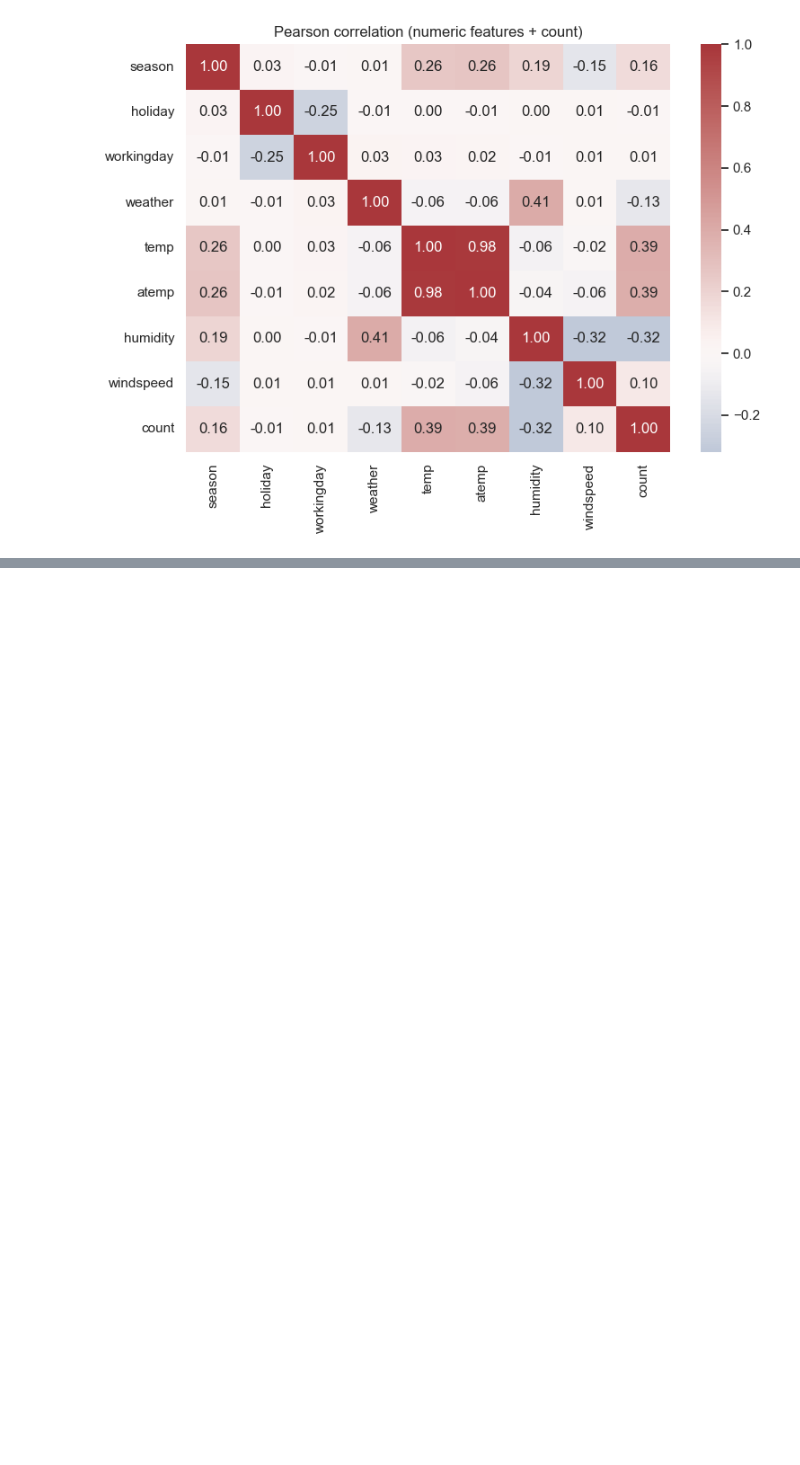
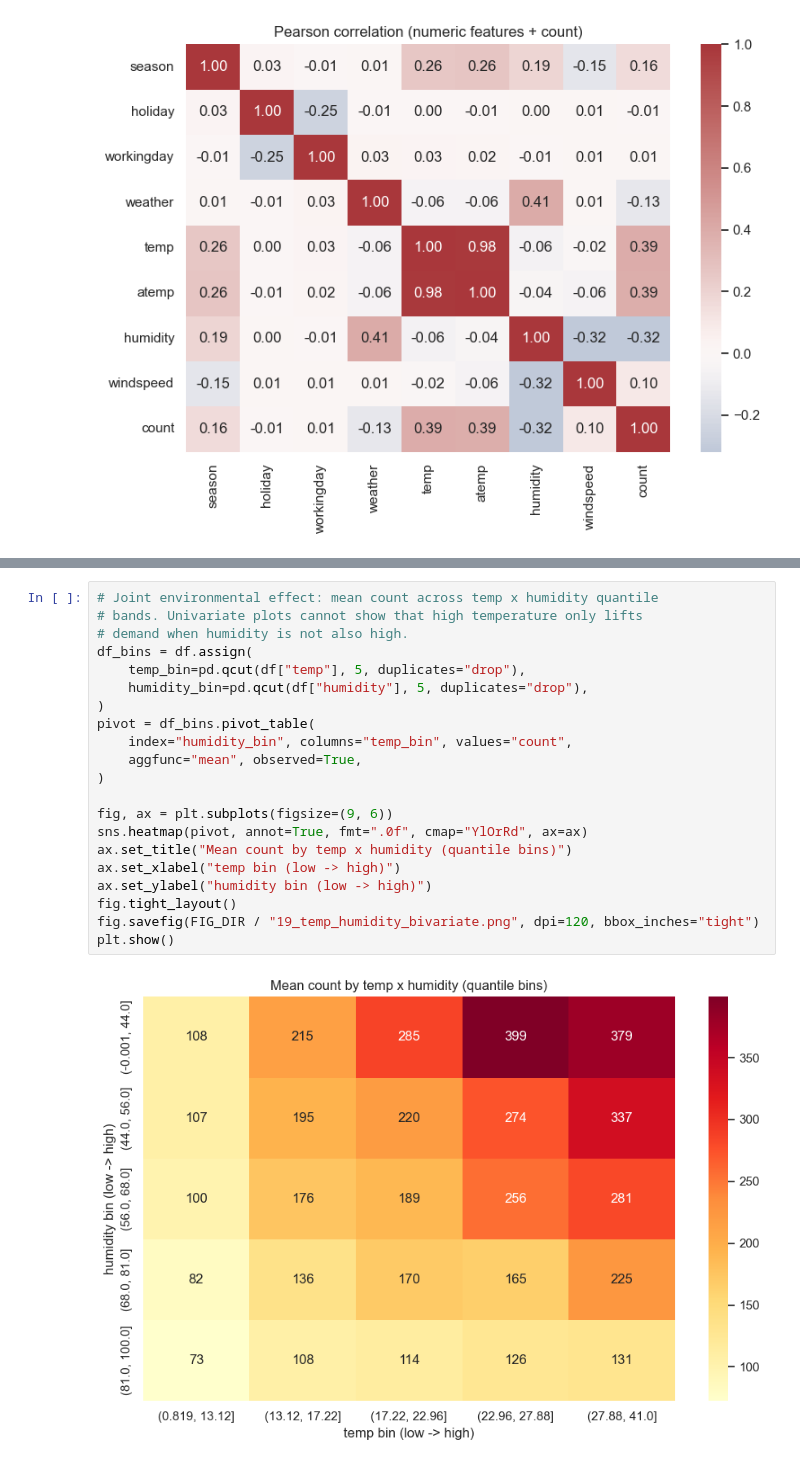
Before and after one commit to gokturkberke/bike-sharing-demand-forecasting, a Jupyter notebook: notebooks/01_eda.ipynb, the cells around one changed output, grey strips where cells are left out. Drawn from its saved outputs; the diff is of its cells as text; blank space fills up the shorter version.

```diff
--- a/notebooks/01_eda.ipynb
+++ b/notebooks/01_eda.ipynb
@@ -209,0 +274,23 @@ plt.show()
+# %%
+# Joint environmental effect: mean count across temp x humidity quantile
+# bands. Univariate plots cannot show that high temperature only lifts
+# demand when humidity is not also high.
+df_bins = df.assign(
+    temp_bin=pd.qcut(df["temp"], 5, duplicates="drop"),
+    humidity_bin=pd.qcut(df["humidity"], 5, duplicates="drop"),
+)
+pivot = df_bins.pivot_table(
+    index="humidity_bin", columns="temp_bin", values="count",
+    aggfunc="mean", observed=True,
+)
+
+fig, ax = plt.subplots(figsize=(9, 6))
+sns.heatmap(pivot, annot=True, fmt=".0f", cmap="YlOrRd", ax=ax)
+ax.set_title("Mean count by temp x humidity (quantile bins)")
+ax.set_xlabel("temp bin (low -> high)")
+ax.set_ylabel("humidity bin (low -> high)")
+fig.tight_layout()
+fig.savefig(FIG_DIR / "19_temp_humidity_bivariate.png", dpi=120, bbox_inches="tight")
+plt.show()
+# %% [output]
+[figure, added]
```
Also changed, not shown: parts of 7 cells of this notebook, 10 other files.
